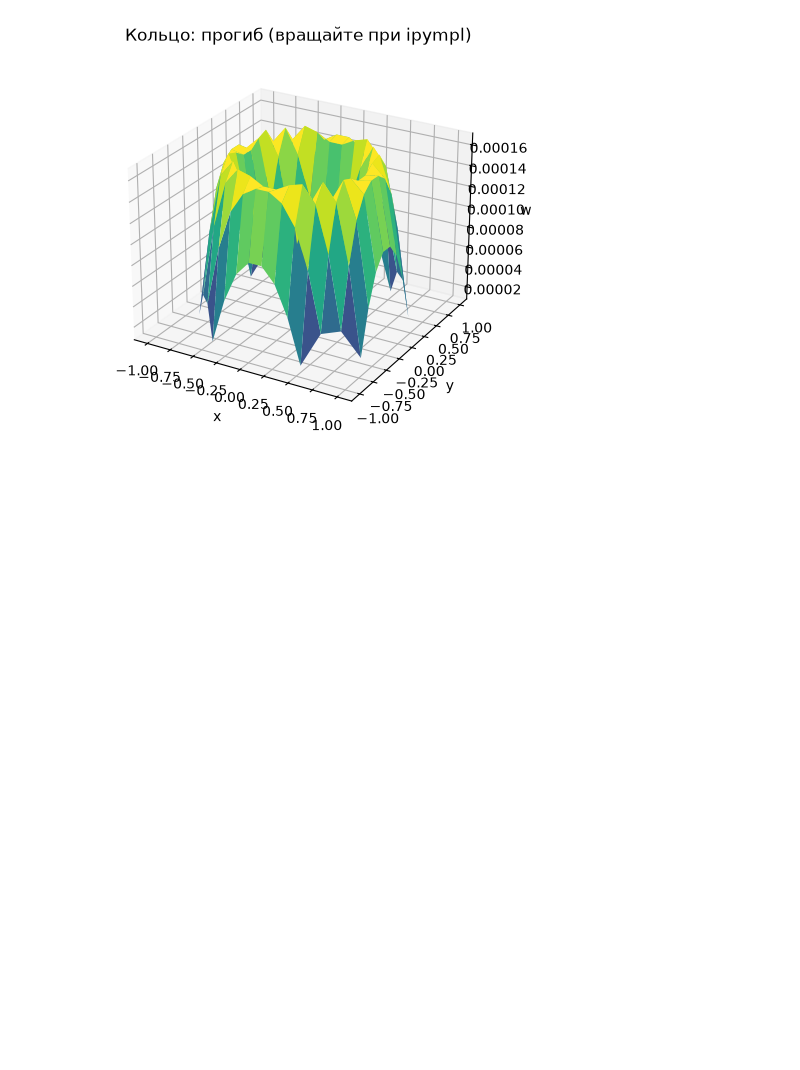
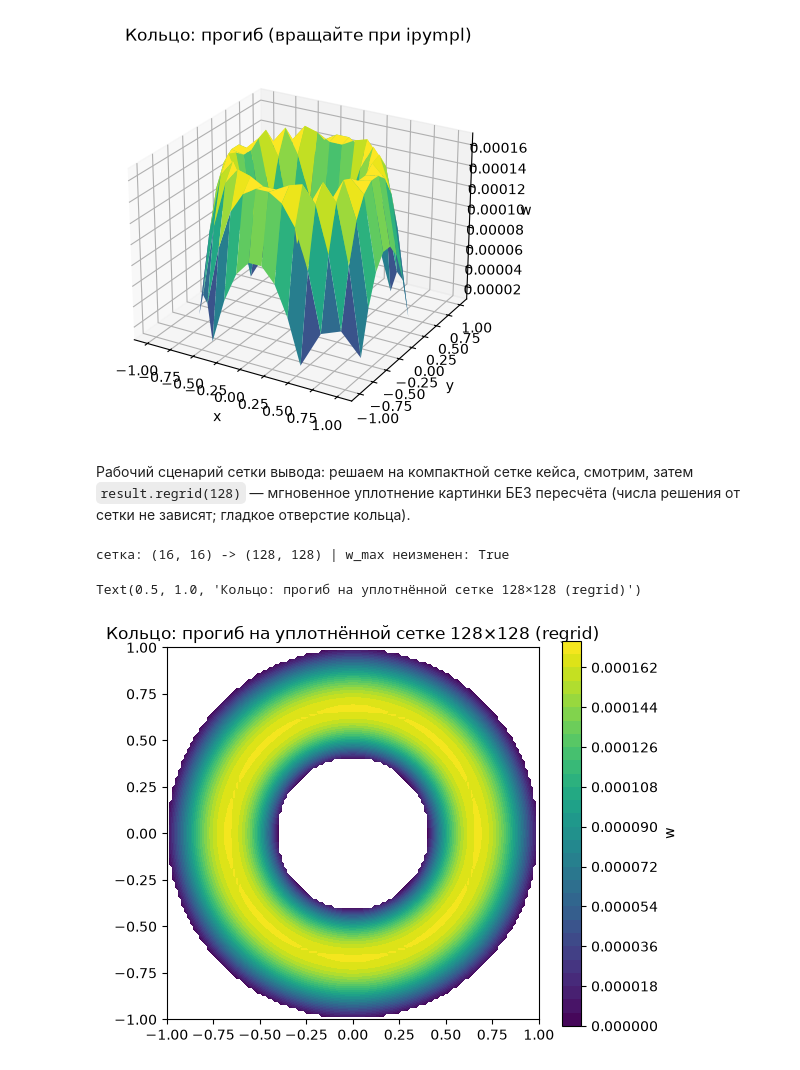
Before and after one commit to AnatoDu/plate-solver, a Jupyter notebook: notebooks/02_annulus_case.ipynb, the cells around one changed output. Drawn from its saved outputs; the diff is of its cells as text; code cells hidden in the pictures; blank space fills up the shorter version.

```diff
--- a/notebooks/02_annulus_case.ipynb
+++ b/notebooks/02_annulus_case.ipynb
@@ -53,3 +53,21 @@ viz.surface3d(res2.Xg, res2.Yg, res2.w_grid, elev=25, azim=-60,
 # %% [output]
 [figure]
 [figure]
+# %% [markdown]
+Рабочий сценарий сетки вывода: решаем на компактной сетке кейса, смотрим, затем `result.regrid(128)` — мгновенное уплотнение картинки БЕЗ пересчёта (числа решения от сетки не зависят; гладкое отверстие кольца).
+# %%
+import numpy as np
+
+fine = res.regrid(128)                       # только вывод, без пересчёта
+print("сетка:", res.w_grid.shape, "->", fine.w_grid.shape,
+      "| w_max неизменен:", fine.w_max == res.w_max)
+fig, ax = plt.subplots(figsize=(6, 5))
+pcm = ax.contourf(fine.Xg, fine.Yg, np.ma.masked_invalid(fine.w_grid),
+                  levels=30, cmap="viridis")
+fig.colorbar(pcm, ax=ax, label="w")
+ax.set_aspect("equal")
+ax.set_title("Кольцо: прогиб на уплотнённой сетке 128×128 (regrid)")
+# %% [output]
+сетка: (16, 16) -> (128, 128) | w_max неизменен: True
+Text(0.5, 1.0, 'Кольцо: прогиб на уплотнённой сетке 128×128 (regrid)')
+[figure, added]
```
Also changed, not shown: 9 other files.
